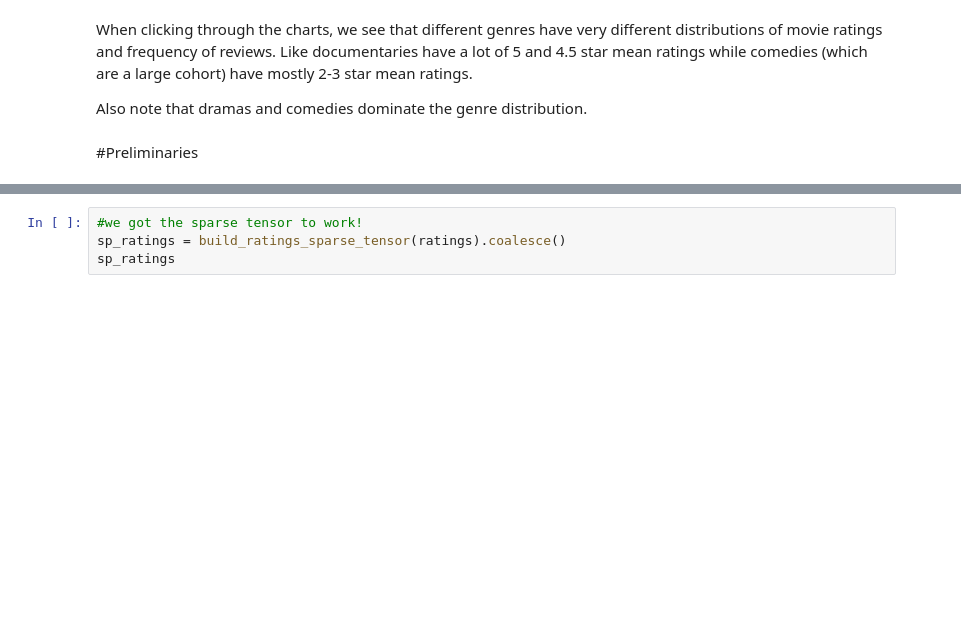
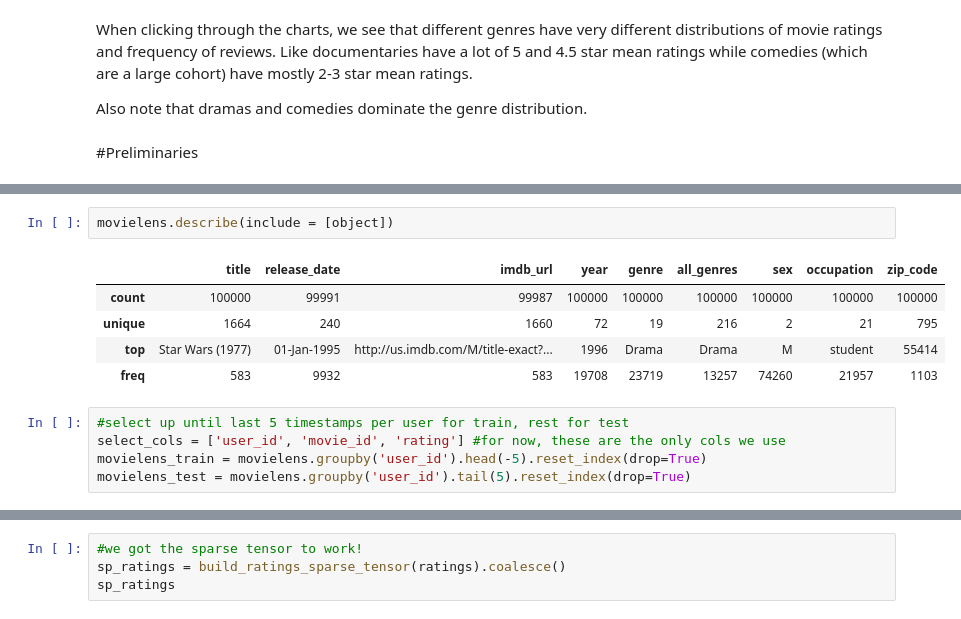
Before and after one commit to jaroorhmodi/recommendation-systems-projects, a Jupyter notebook: recommendation_systems.ipynb, the cells around one changed output, grey strips where cells are left out. Drawn from its saved outputs; the diff is of its cells as text; blank space fills up the shorter version.

```diff
--- a/recommendation_systems.ipynb
+++ b/recommendation_systems.ipynb
@@ -339,0 +440,13 @@ Also note that dramas and comedies dominate the genre distribution.
+# %%
+movielens.describe(include = [object])
+# %% [output]
+|  | title | release_date | imdb_url | year | genre | all_genres | sex | occupation | zip_code |
+| count | 100000 | 99991 | 99987 | 100000 | 100000 | 100000 | 100000 | 100000 | 100000 |
+| unique | 1664 | 240 | 1660 | 72 | 19 | 216 | 2 | 21 | 795 |
+| top | Star Wars (1977) | 01-Jan-1995 | http://us.imdb.com/M/title-exact?... | 1996 | Drama | Drama | M | student | 55414 |
+| freq | 583 | 9932 | 583 | 19708 | 23719 | 13257 | 74260 | 21957 | 1103 |
+# %%
+#select up until last 5 timestamps per user for train, rest for test
+select_cols = ['user_id', 'movie_id', 'rating'] #for now, these are the only cols we use
+movielens_train = movielens.groupby('user_id').head(-5).reset_index(drop=True)
+movielens_test = movielens.groupby('user_id').tail(5).reset_index(drop=True)
```
Also changed, not shown: parts of 23 cells of this notebook.
